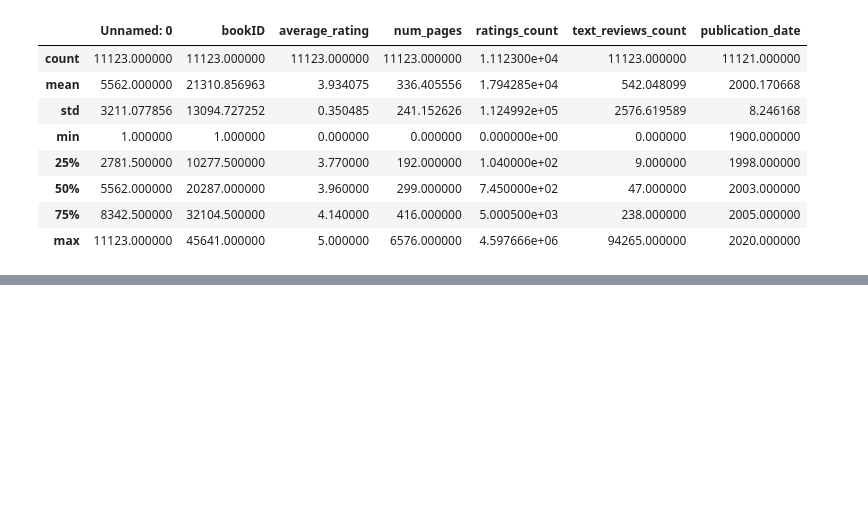
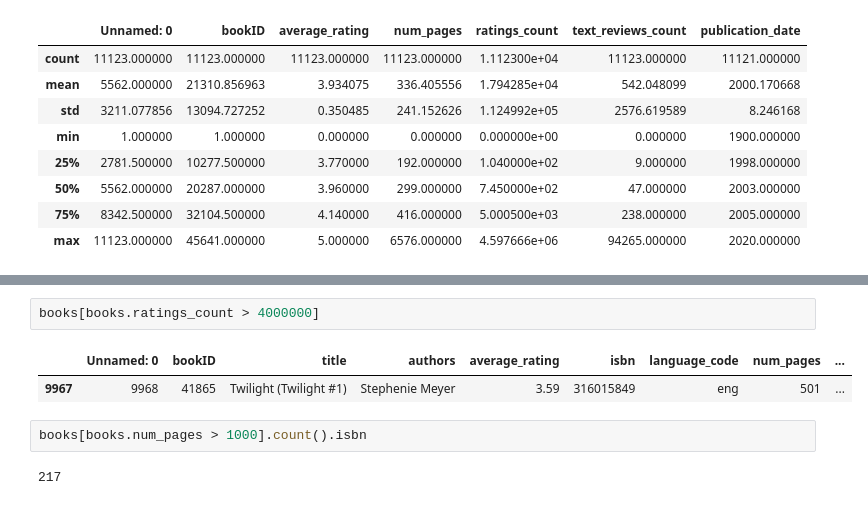
Before and after one commit to iHaifaa/DS_Research_GoodreadsBooks, a Jupyter notebook: Python/3_Descriptive_Statistics.ipynb, the cells around one changed output, grey strips where cells are left out. Saved outputs shown, nothing was run; the diff lists cells and outputs as text; blank space fills up the shorter version.

```diff
--- a/Python/3_Descriptive_Statistics.ipynb
+++ b/Python/3_Descriptive_Statistics.ipynb
@@ -77,0 +75,9 @@ plt.xticks(rotation=90)
+# %%
+books[books.ratings_count > 4000000]
+# %% [output]
+|  | Unnamed: 0 | bookID | title | authors | average_rating | isbn | language_code | num_pages | ... |
+| 9967 | 9968 | 41865 | Twilight (Twilight #1) | Stephenie Meyer | 3.59 | 316015849 | eng | 501 | ... |
+# %%
+books[books.num_pages > 1000].count().isbn
+# %% [output]
+217
```
Also changed, not shown: parts of 13 cells of this notebook, 2 other files.
